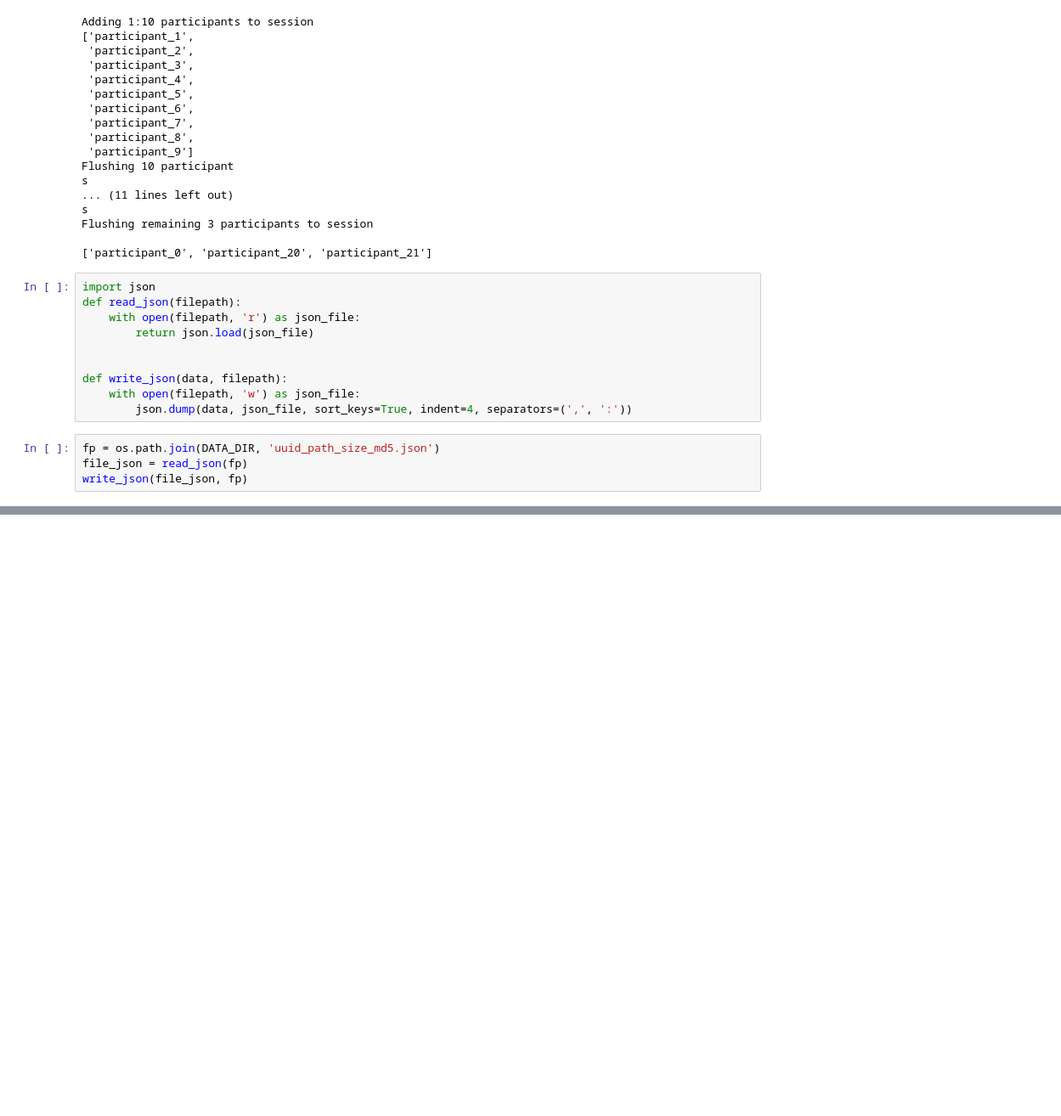
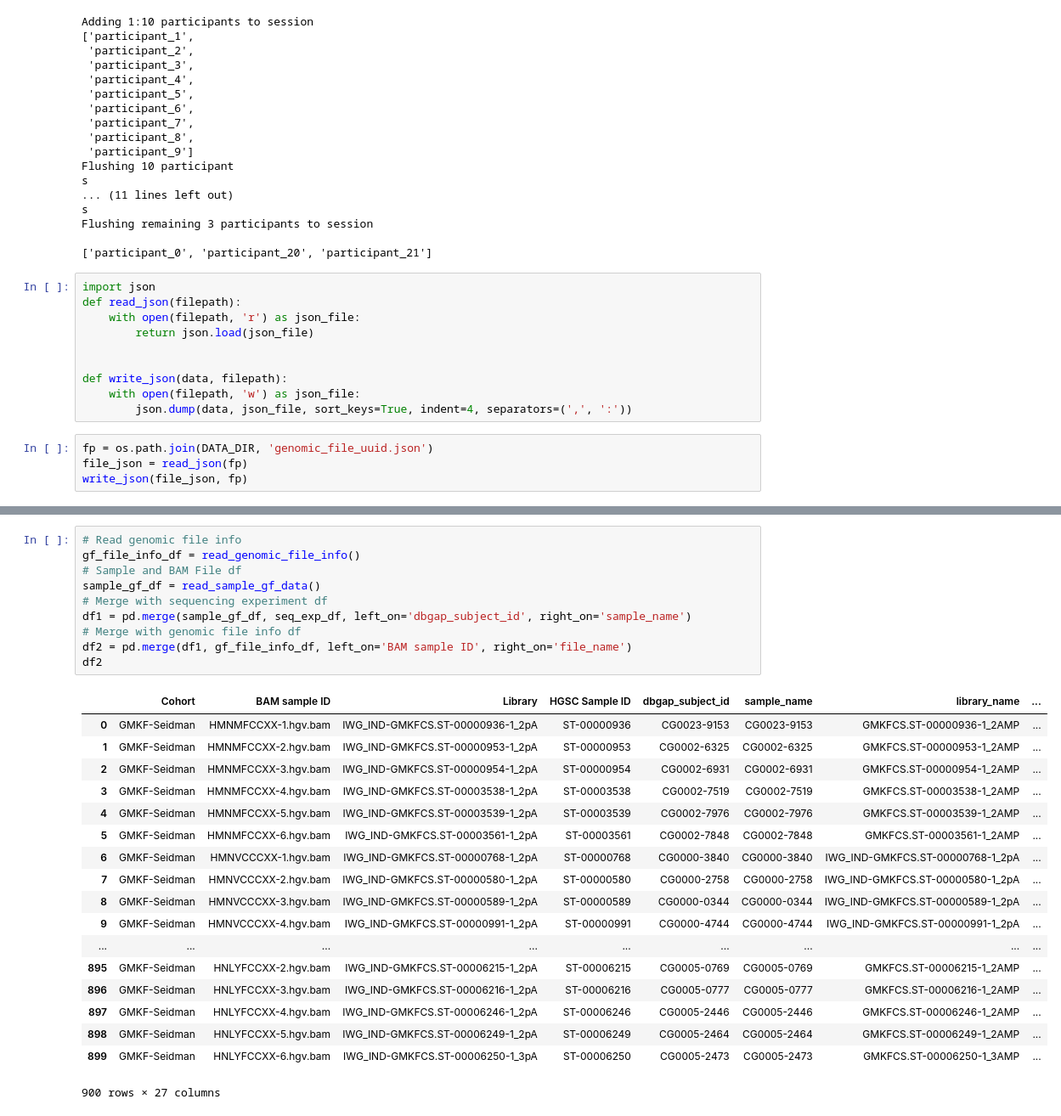
Before and after one commit to ConnorBarnhill/kf-api-dataservice, a Jupyter notebook: dataservice/util/data_import/seidman/Seidman-Import.ipynb, the cells around one changed output, grey strips where cells are left out. Shown: that part at 85% size. Drawn from its saved outputs; the diff is of its cells as text; blank space fills up the shorter version.

Commit message:
:sparkles: Add genomic file and fix joining

```diff
--- a/dataservice/util/data_import/seidman/Seidman-Import.ipynb
+++ b/dataservice/util/data_import/seidman/Seidman-Import.ipynb
@@ -709,6 +716,6 @@ def write_json(data, filepath):
     with open(filepath, 'w') as json_file:
         json.dump(data, json_file, sort_keys=True, indent=4, separators=(',', ':'))
 # %%
-fp = os.path.join(DATA_DIR, 'uuid_path_size_md5.json')
+fp = os.path.join(DATA_DIR, 'genomic_file_uuid.json')
 file_json = read_json(fp)
 write_json(file_json, fp)
@@ -714,0 +760,29 @@ write_json(file_json, fp)
+# %%
+# Read genomic file info
+gf_file_info_df = read_genomic_file_info()
+# Sample and BAM File df
+sample_gf_df = read_sample_gf_data()
+# Merge with sequencing experiment df
+df1 = pd.merge(sample_gf_df, seq_exp_df, left_on='dbgap_subject_id', right_on='sample_name')
+# Merge with genomic file info df
+df2 = pd.merge(df1, gf_file_info_df, left_on='BAM sample ID', right_on='file_name')
+df2
+# %% [output]
+|  | Cohort | BAM sample ID | Library | HGSC Sample ID | dbgap_subject_id | sample_name | library_name | ... |
+| 0 | GMKF-Seidman | HMNMFCCXX-1.hgv.bam | IWG_IND-GMKFCS.ST-00000936-1_2pA | ST-00000936 | CG0023-9153 | CG0023-9153 | GMKFCS.ST-00000936-1_2AMP | ... |
+| 1 | GMKF-Seidman | HMNMFCCXX-2.hgv.bam | IWG_IND-GMKFCS.ST-00000953-1_2pA | ST-00000953 | CG0002-6325 | CG0002-6325 | GMKFCS.ST-00000953-1_2AMP | ... |
+| 2 | GMKF-Seidman | HMNMFCCXX-3.hgv.bam | IWG_IND-GMKFCS.ST-00000954-1_2pA | ST-00000954 | CG0002-6931 | CG0002-6931 | GMKFCS.ST-00000954-1_2AMP | ... |
+| 3 | GMKF-Seidman | HMNMFCCXX-4.hgv.bam | IWG_IND-GMKFCS.ST-00003538-1_2pA | ST-00003538 | CG0002-7519 | CG0002-7519 | GMKFCS.ST-00003538-1_2AMP | ... |
+| 4 | GMKF-Seidman | HMNMFCCXX-5.hgv.bam | IWG_IND-GMKFCS.ST-00003539-1_2pA | ST-00003539 | CG0002-7976 | CG0002-7976 | GMKFCS.ST-00003539-1_2AMP | ... |
+| 5 | GMKF-Seidman | HMNMFCCXX-6.hgv.bam | IWG_IND-GMKFCS.ST-00003561-1_2pA | ST-00003561 | CG0002-7848 | CG0002-7848 | GMKFCS.ST-00003561-1_2AMP | ... |
+| 6 | GMKF-Seidman | HMNVCCCXX-1.hgv.bam | IWG_IND-GMKFCS.ST-00000768-1_2pA | ST-00000768 | CG0000-3840 | CG0000-3840 | IWG_IND-GMKFCS.ST-00000768-1_2pA | ... |
+| 7 | GMKF-Seidman | HMNVCCCXX-2.hgv.bam | IWG_IND-GMKFCS.ST-00000580-1_2pA | ST-00000580 | CG0000-2758 | CG0000-2758 | IWG_IND-GMKFCS.ST-00000580-1_2pA | ... |
+| 8 | GMKF-Seidman | HMNVCCCXX-3.hgv.bam | IWG_IND-GMKFCS.ST-00000589-1_2pA | ST-00000589 | CG0000-0344 | CG0000-0344 | IWG_IND-GMKFCS.ST-00000589-1_2pA | ... |
+| 9 | GMKF-Seidman | HMNVCCCXX-4.hgv.bam | IWG_IND-GMKFCS.ST-00000991-1_2pA | ST-00000991 | CG0000-4744 | CG0000-4744 | IWG_IND-GMKFCS.ST-00000991-1_2pA | ... |
+| ... | ... | ... | ... | ... | ... | ... | ... | ... |
+| 895 | GMKF-Seidman | HNLYFCCXX-2.hgv.bam | IWG_IND-GMKFCS.ST-00006215-1_2pA | ST-00006215 | CG0005-0769 | CG0005-0769 | GMKFCS.ST-00006215-1_2AMP | ... |
+| 896 | GMKF-Seidman | HNLYFCCXX-3.hgv.bam | IWG_IND-GMKFCS.ST-00006216-1_2pA | ST-00006216 | CG0005-0777 | CG0005-0777 | GMKFCS.ST-00006216-1_2AMP | ... |
+| 897 | GMKF-Seidman | HNLYFCCXX-4.hgv.bam | IWG_IND-GMKFCS.ST-00006246-1_2pA | ST-00006246 | CG0005-2446 | CG0005-2446 | GMKFCS.ST-00006246-1_2AMP | ... |
+| 898 | GMKF-Seidman | HNLYFCCXX-5.hgv.bam | IWG_IND-GMKFCS.ST-00006249-1_2pA | ST-00006249 | CG0005-2464 | CG0005-2464 | GMKFCS.ST-00006249-1_2AMP | ... |
+| 899 | GMKF-Seidman | HNLYFCCXX-6.hgv.bam | IWG_IND-GMKFCS.ST-00006250-1_3pA | ST-00006250 | CG0005-2473 | CG0005-2473 | GMKFCS.ST-00006250-1_3AMP | ... |
+900 rows × 27 columns
```
Also changed, not shown: parts of 3 cells of this notebook, 5 other files.
